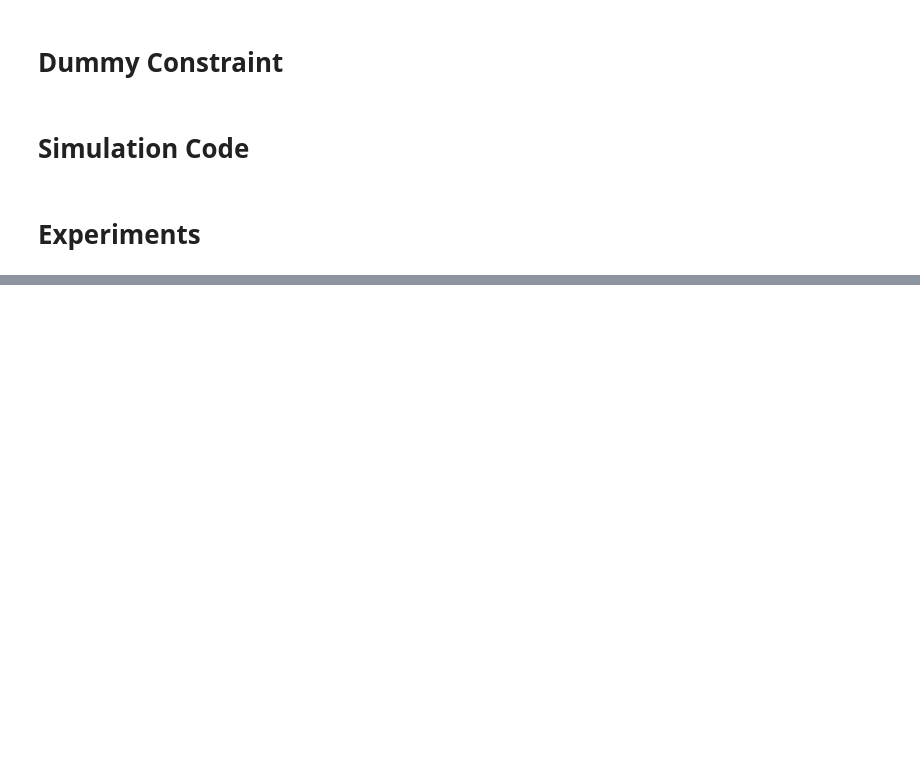
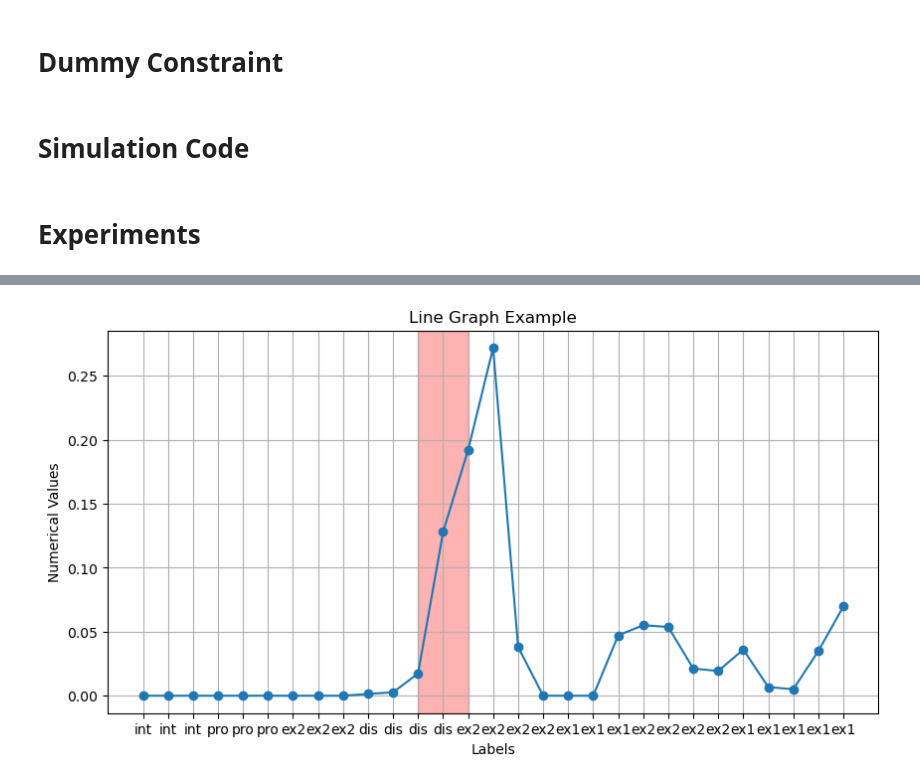
Before and after one commit to sandialabs/conin, a Jupyter notebook: conin/mediation_variables/ICML_dna.ipynb, the cells around one changed output, grey strips where cells are left out. Saved outputs shown, nothing was run; the diff lists cells and outputs as text; code cells hidden in the pictures; blank space fills up the shorter version.

Commit message:
got satisfaction time code working

```diff
--- a/conin/mediation_variables/ICML_dna.ipynb
+++ b/conin/mediation_variables/ICML_dna.ipynb
@@ -704,3 +665,0 @@ for t in range(1,T):
-# %%
-for t in range(50):
-    print(val[t].max())
@@ -809,0 +789,7 @@ def Viterbi_torch_list(hmm, cst_list, obs, pro_before = 30, dtype = torch.float3
+# %%
+state_list, emit_list = simulation(hmm, time = 30, stay=3, pro_before=10, ix_list=None, max_attempts=1000)
+# %%
+sat_cst_list = [promoter_cst,stay_cst, pde_cst, disvisit_cst, hitdis_cst]
+# sat_cst_list = [promoter_cst,stay_cst, pe_cst, hitdis_cst]
+# %%
+sat_probs, alpha, beta = satTime_torch_list(hmm, sat_cst_list, emit_list, pro_before = 10, dtype = torch.float32,  device = 'cpu', debug = False, num_corr = 0)
@@ -809,0 +816,28 @@ def Viterbi_torch_list(hmm, cst_list, obs, pro_before = 30, dtype = torch.float3
+# %%
+import matplotlib.pyplot as plt
+
+# Example data
+# Create the plot
+plt.figure(figsize=(10, 5))
+indices = list(range(len(state_list[:-1])))
+
+norm_probs = sat_probs[:-1]/sat_probs[:-1].sum()
+
+plt.plot(indices, norm_probs.tolist(), marker='o')
+plt.xticks(indices, state_list[:-1])
+
+# Adding titles and labels
+plt.title('Line Graph Example')
+plt.xlabel('Labels')
+plt.ylabel('Numerical Values')
+
+
+plt.axvspan(11, 13, color='red', alpha=0.3)  # Pale red color
+
+# Show the grid
+plt.grid()
+
+# Display the plot
+plt.show()
+# %% [output]
+[figure, added]
```
Also changed, not shown: parts of 27 cells of this notebook.
